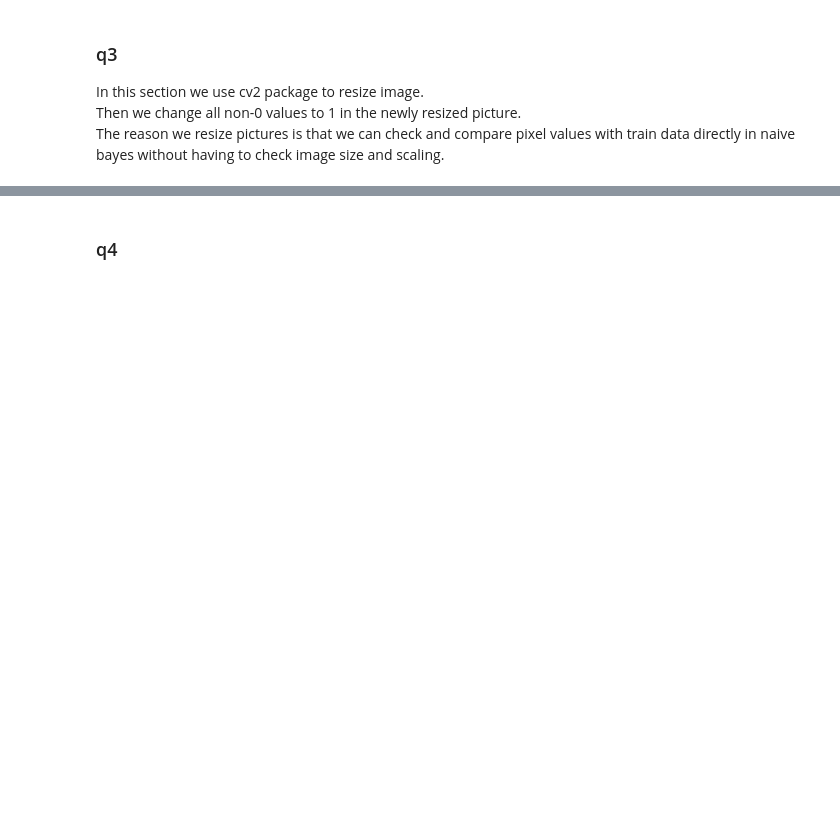
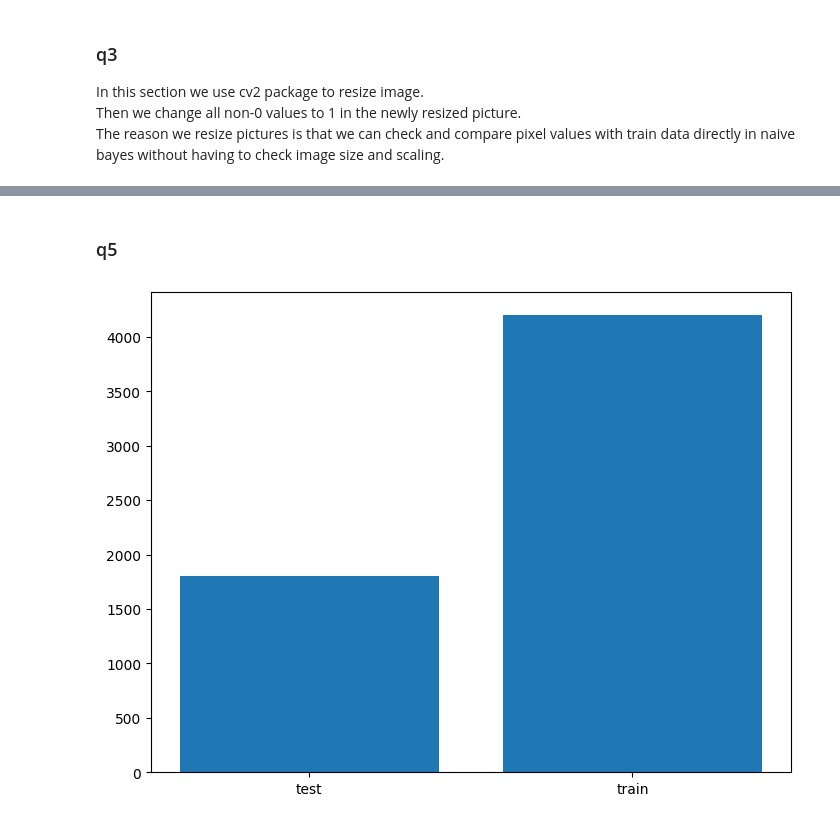
Before and after one commit to alimrn001/AI-CA3, a Jupyter notebook: AI_CA3_810198542.ipynb, the cells around one changed output, grey strips where cells are left out. Drawn from its saved outputs; the diff is of its cells as text; code cells hidden in the pictures; blank space fills up the shorter version.

Commit message:
completed section 1

```diff
--- a/AI_CA3_810198542.ipynb
+++ b/AI_CA3_810198542.ipynb
@@ -81,2 +129,11 @@ print(data_test_resized[150])
 # %% [markdown]
-### q4
+### q5
+# %%
+fig = plt.figure()
+ax = fig.add_axes([0,0,1,1])
+sections = ['test','train']
+data = [len(data_test_resized), len(data_train_resized)]
+ax.bar(sections,data)
+plt.show()
+# %% [output]
+[figure, added]
```
Also changed, not shown: parts of 7 cells of this notebook.
